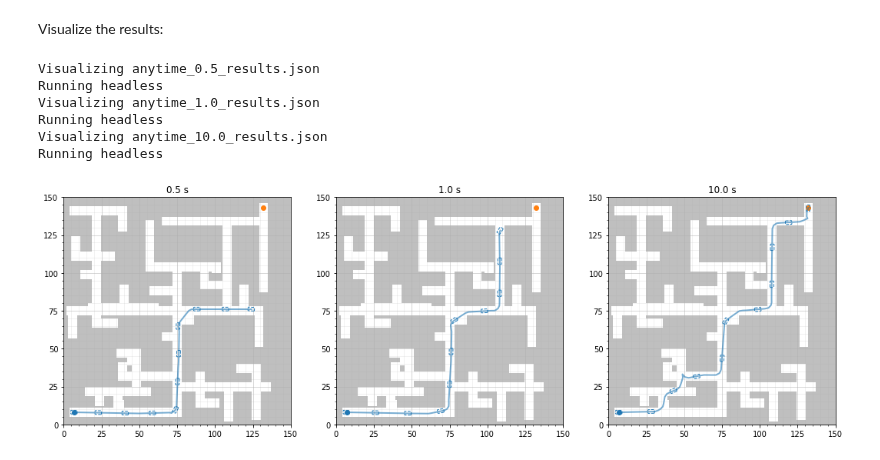
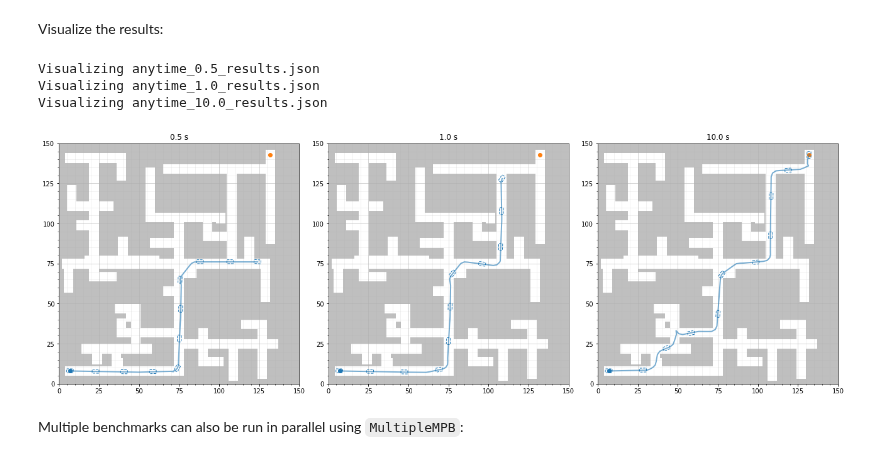
Before and after one commit to robot-motion/bench-mr, a Jupyter notebook: plotting/Frontend.ipynb, the cells around one changed output. Cells and saved outputs as stored; diff of their text form; code cells hidden in the pictures.

```diff
--- a/plotting/Frontend.ipynb
+++ b/plotting/Frontend.ipynb
@@ -89,14 +86,15 @@ Visualize the results:
 # %%
 plt.figure(figsize=(6 * len(ms), 6))
 for i, m in enumerate(ms):
     plt.subplot(1, len(ms), i+1)
     m.visualize_trajectories(headless=True, combine_views=False, use_existing_subplot=True, show_legend=False)
     plt.title("%.1f s" % m["max_planning_time"])
+plt.tight_layout()
+plt.savefig("informed_rrt_star_anytime.pdf")
 # %% [output]
 Visualizing anytime_0.5_results.json
-Running headless
 Visualizing anytime_1.0_results.json
-Running headless
 Visualizing anytime_10.0_results.json
-Running headless
-[figure, old version]
+[figure, new version]
+# %% [markdown]
+Multiple benchmarks can also be run in parallel using `MultipleMPB`:
```
Also changed, not shown: parts of 6 cells of this notebook, 6 other files.
